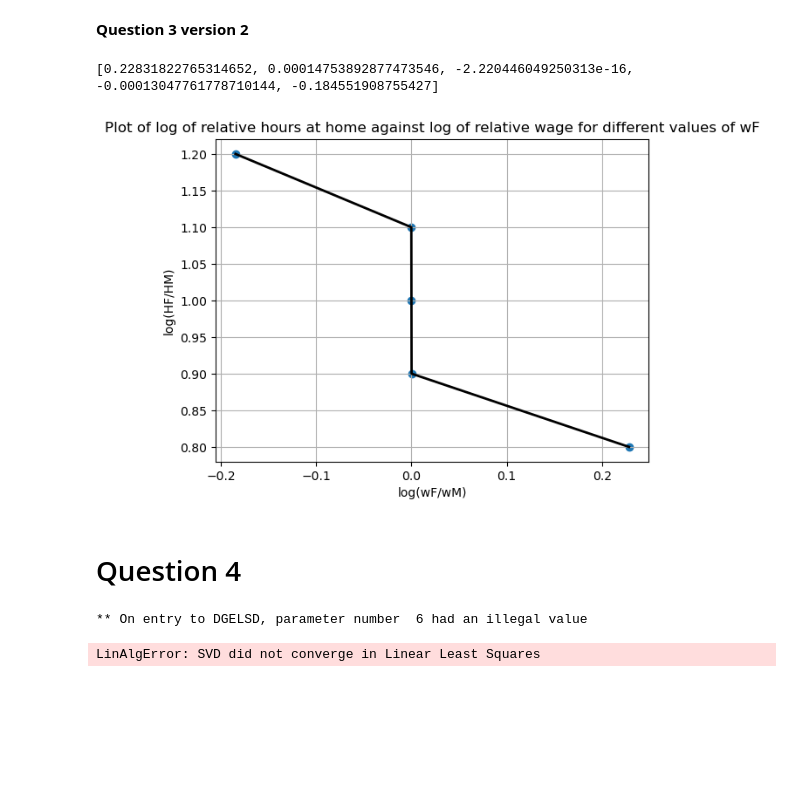
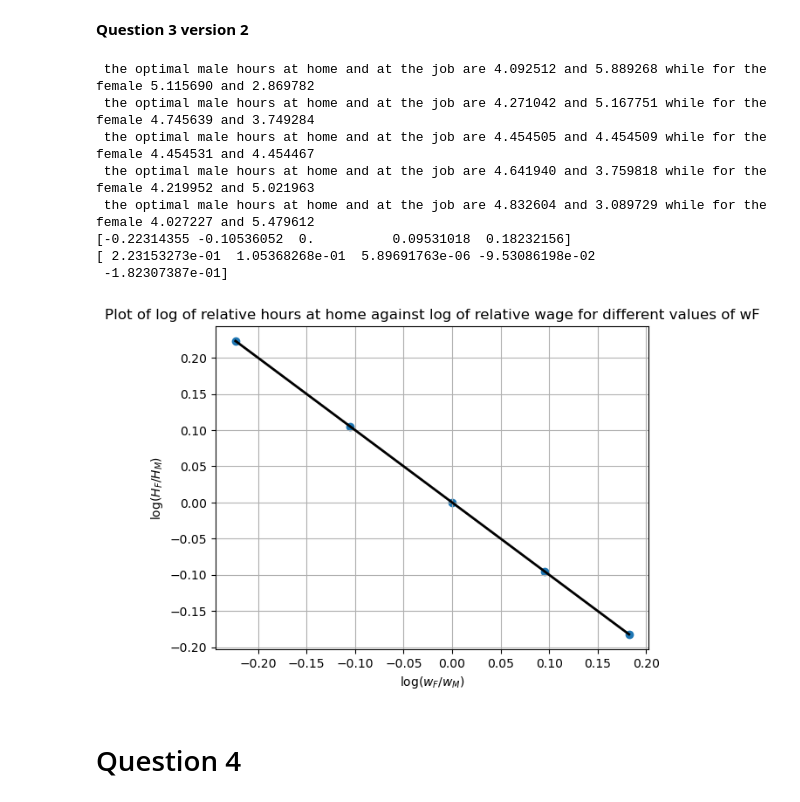
Before and after one commit to NumEconCopenhagen/projects-2023-mathias-emma, a Jupyter notebook: inauguralproject/inauguralproject.ipynb, the cells around one changed output. Saved outputs shown, nothing was run; the diff lists cells and outputs as text; code cells hidden in the pictures; blank space fills up the shorter version.

```diff
--- a/inauguralproject/inauguralproject.ipynb
+++ b/inauguralproject/inauguralproject.ipynb
@@ -106,38 +128,36 @@ print(par.wF_vec)
 # %% [markdown]
 **Question 3 version 2**
-# %%
-
-model_test = HouseholdSpecializationModelClass()
-model_test.solve_wF_vec()
-par = model_test.par
-
-results_test2 = model_test.solve_wF_vec()
-print(results_test2)
-# %% [output]
-[0.22831822765314652, 0.00014753892877473546, -2.220446049250313e-16, -0.00013047761778710144, -0.184551908755427]
 # %%
 # create figure
+model_q3 = HouseholdSpecializationModelClass()
+par = model_q3.par
+
+relative_hours = np.log(model_q3.solve_wF_vec() )
+
+relative_wage = np.log(par.wF_vec / par.wM)
+print(relative_wage)
+print(relative_hours)
+
 fig = plt.figure()
 # create plot
 ax = fig.add_subplot(1, 1, 1)
-ax.plot(results_test2, par.wF_vec, color='black', lw=2)
-ax.scatter(results_test2, par.wF_vec)
+ax.plot(relative_wage, relative_hours, color='black', lw=2)
+ax.scatter(relative_wage, relative_hours)
 # alterations to figure
 ax.grid()
-ax.set_xlabel("log(wF/wM)")
-ax.set_ylabel("log(HF/HM)")
+plt.xlabel('$\log(w_F / w_M)$')
+plt.ylabel('$\log(H_F/H_M)$')
 ax.set_title("Plot of log of relative hours at home against log of relative wage for different values of wF")
 plt.show()
 # %% [output]
+ the optimal male hours at home and at the job are 4.092512 and 5.889268 while for the female 5.115690 and 2.869782
+ the optimal male hours at home and at the job are 4.271042 and 5.167751 while for the female 4.745639 and 3.749284
+ the optimal male hours at home and at the job are 4.454505 and 4.454509 while for the female 4.454531 and 4.454467
+ the optimal male hours at home and at the job are 4.641940 and 3.759818 while for the female 4.219952 and 5.021963
+ the optimal male hours at home and at the job are 4.832604 and 3.089729 while for the female 4.027227 and 5.479612
+[-0.22314355 -0.10536052  0.          0.09531018  0.18232156]
+[ 2.23153273e-01  1.05368268e-01  5.89691763e-06 -9.53086198e-02
+ -1.82307387e-01]
-[figure, old version]
+[figure, new version]
 # %% [markdown]
 # Question 4 #
-# %%
-model_4 = HouseholdSpecializationModelClass()
-
-
-
-model_4.run_regression()
-# %% [output]
-** On entry to DGELSD, parameter number  6 had an illegal value
-LinAlgError: SVD did not converge in Linear Least Squares
```
Also changed, not shown: parts of 5 cells of this notebook, 1 other file.
